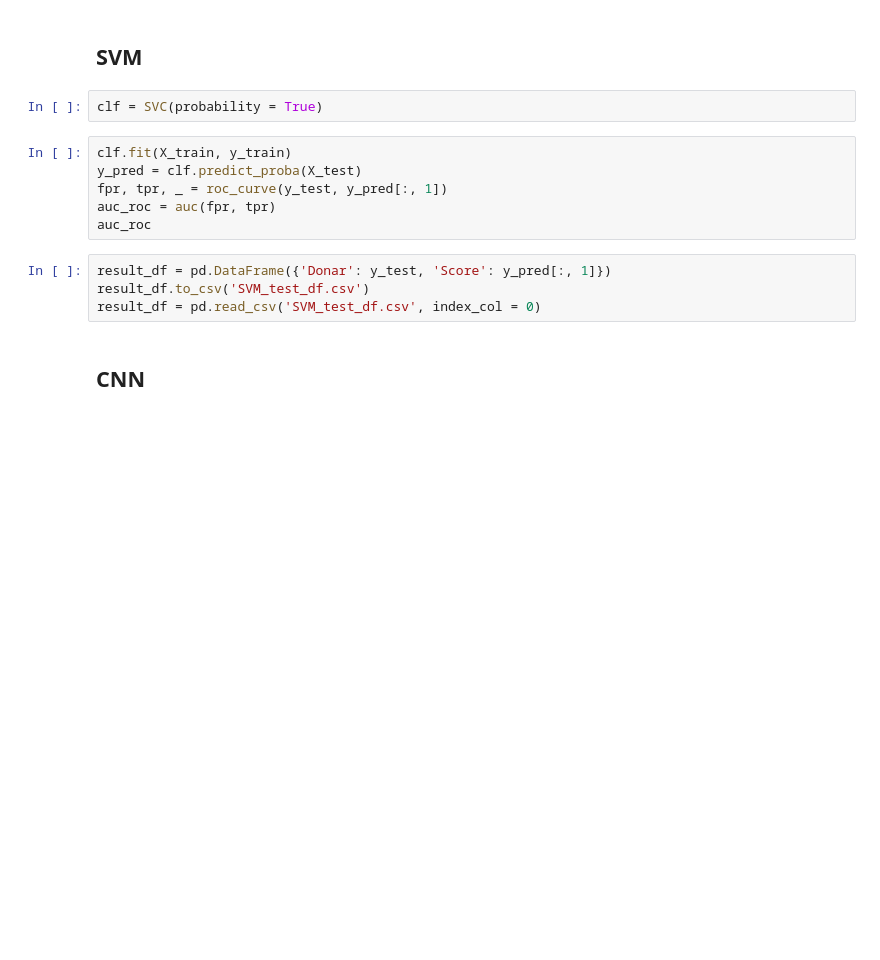
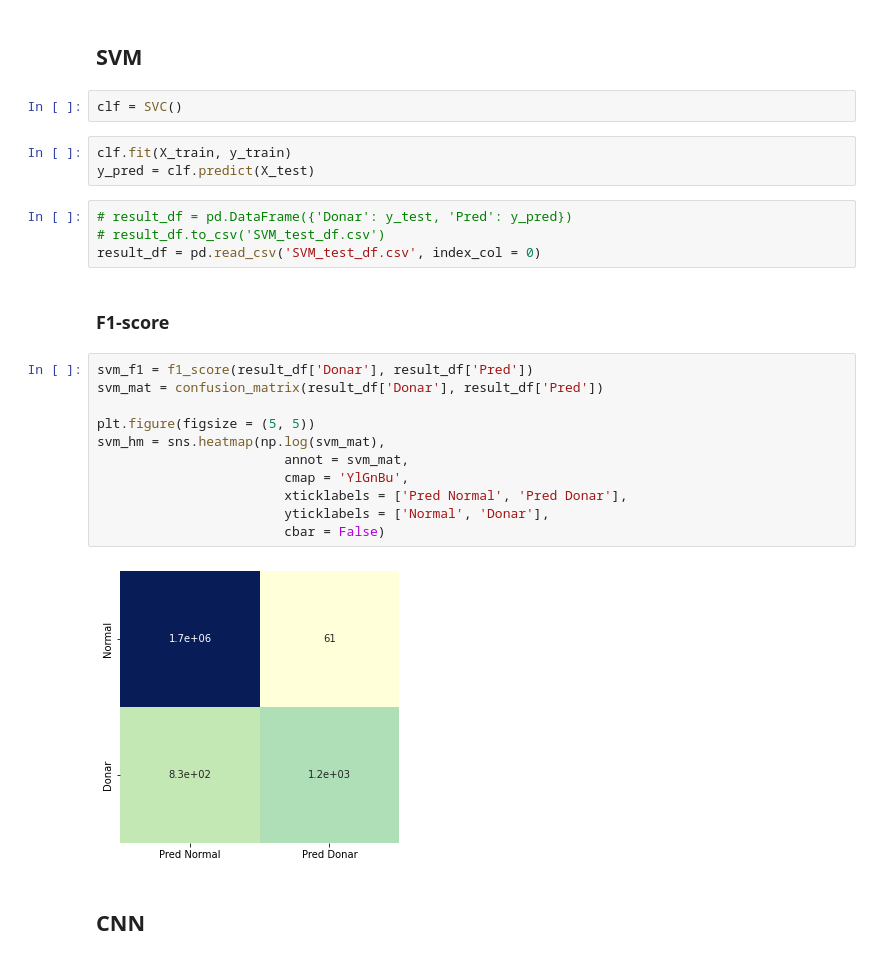
Before and after one commit to LudensZhang/bioinformatic_data_mining, a Jupyter notebook: ML_for_donar_finding.ipynb, the cells around one changed output. Drawn from its saved outputs; the diff is of its cells as text; blank space fills up the shorter version.

```diff
--- a/ML_for_donar_finding.ipynb
+++ b/ML_for_donar_finding.ipynb
@@ -124,17 +126,29 @@ y_test.shape
 # %% [markdown]
 ## SVM
 # %%
-clf = SVC(probability = True)
+clf = SVC()
 # %%
 clf.fit(X_train, y_train)
-y_pred = clf.predict_proba(X_test)
-fpr, tpr, _ = roc_curve(y_test, y_pred[:, 1])
-auc_roc = auc(fpr, tpr)
-auc_roc
+y_pred = clf.predict(X_test)
 # %%
-result_df = pd.DataFrame({'Donar': y_test, 'Score': y_pred[:, 1]})
-result_df.to_csv('SVM_test_df.csv')
+# result_df = pd.DataFrame({'Donar': y_test, 'Pred': y_pred})
+# result_df.to_csv('SVM_test_df.csv')
 result_df = pd.read_csv('SVM_test_df.csv', index_col = 0)
+# %% [markdown]
+### F1-score
+# %%
+svm_f1 = f1_score(result_df['Donar'], result_df['Pred'])
+svm_mat = confusion_matrix(result_df['Donar'], result_df['Pred'])
+
+plt.figure(figsize = (5, 5))
+svm_hm = sns.heatmap(np.log(svm_mat),
+                        annot = svm_mat,
+                        cmap = 'YlGnBu',
+                        xticklabels = ['Pred Normal', 'Pred Donar'],
+                        yticklabels = ['Normal', 'Donar'],
+                        cbar = False)
+# %% [output]
+[figure, added]
 # %% [markdown]
 ## CNN
 # %% [markdown]
```
Also changed, not shown: parts of 9 cells of this notebook, 4 other files.
